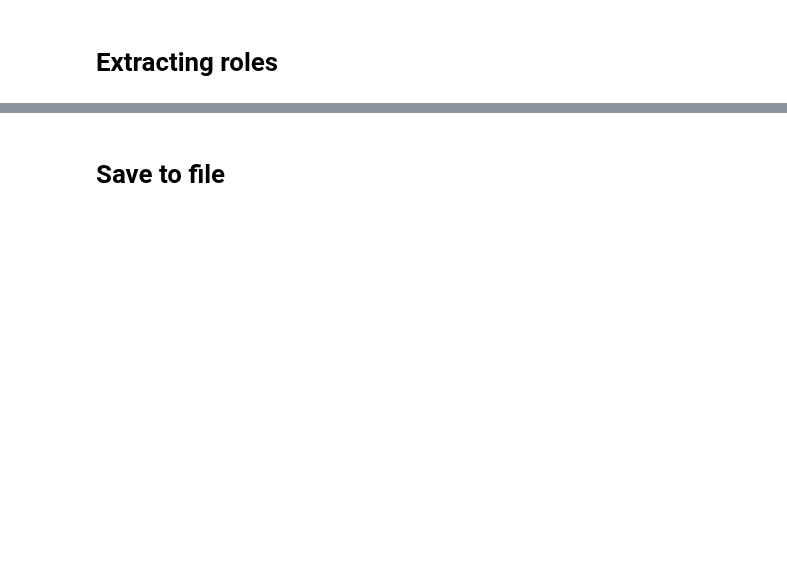
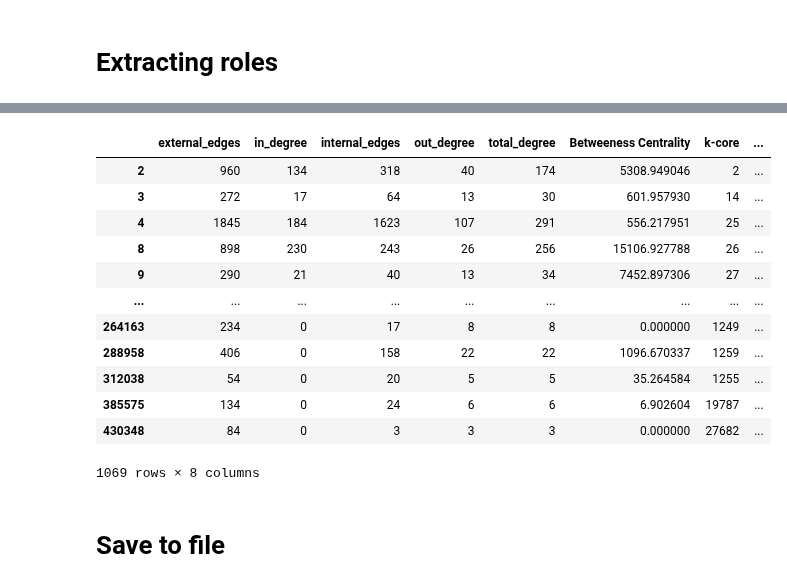
Before and after one commit to alexcosta13/twitter-superspreaders, a Jupyter notebook: 03_features_exploration.ipynb, the cells around one changed output, grey strips where cells are left out. Cells and saved outputs as stored; diff of their text form; code cells hidden in the pictures; blank space fills up the shorter version.

```diff
--- a/03_features_exploration.ipynb
+++ b/03_features_exploration.ipynb
@@ -68,3 +82,6 @@ list_betwCentrality = []
 for node in Nodes:
     list_nodes.append(node)
     list_betwCentrality.append(Nodes[node])
+
+followers_features_clustering["Betweeness Centrality"] = list_betwCentrality
+followers_features_clustering
@@ -91,0 +104,5 @@ feature_df
+# %%
+followers_reduced_noloops_graph = followers_reduced_graph.copy()
+followers_reduced_graph.remove_edges_from(nx.selfloop_edges(followers_reduced_graph))
+followers_features_clustering["k-core"] = nx.core_number(followers_reduced_graph)
+followers_features_clustering
@@ -116,6 +144,6 @@ role_7 2876
 # %%
 # Adding cluster column
-cluster_df = feature_df.copy()
+cluster_df = followers_features_clustering.copy()
 cluster_df['cluster'] = list_roles
 # %%
-feature_df = cluster_df.copy()
+followers_features_clustering = cluster_df.copy()
@@ -138,3 +150,19 @@ feature_df
+# %%
+followers_features_clustering
+# %% [output]
+|  | external_edges | in_degree | internal_edges | out_degree | total_degree | Betweeness Centrality | k-core | ... |
+| 2 | 960 | 134 | 318 | 40 | 174 | 5308.949046 | 2 | ... |
+| 3 | 272 | 17 | 64 | 13 | 30 | 601.957930 | 14 | ... |
+| 4 | 1845 | 184 | 1623 | 107 | 291 | 556.217951 | 25 | ... |
+| 8 | 898 | 230 | 243 | 26 | 256 | 15106.927788 | 26 | ... |
+| 9 | 290 | 21 | 40 | 13 | 34 | 7452.897306 | 27 | ... |
+| ... | ... | ... | ... | ... | ... | ... | ... | ... |
+| 264163 | 234 | 0 | 17 | 8 | 8 | 0.000000 | 1249 | ... |
+| 288958 | 406 | 0 | 158 | 22 | 22 | 1096.670337 | 1259 | ... |
+| 312038 | 54 | 0 | 20 | 5 | 5 | 35.264584 | 1255 | ... |
+| 385575 | 134 | 0 | 24 | 6 | 6 | 6.902604 | 19787 | ... |
+| 430348 | 84 | 0 | 3 | 3 | 3 | 0.000000 | 27682 | ... |
+1069 rows × 8 columns
 # %% [markdown]
 # Save to file
 # %%
```
Also changed, not shown: parts of 16 cells of this notebook.
